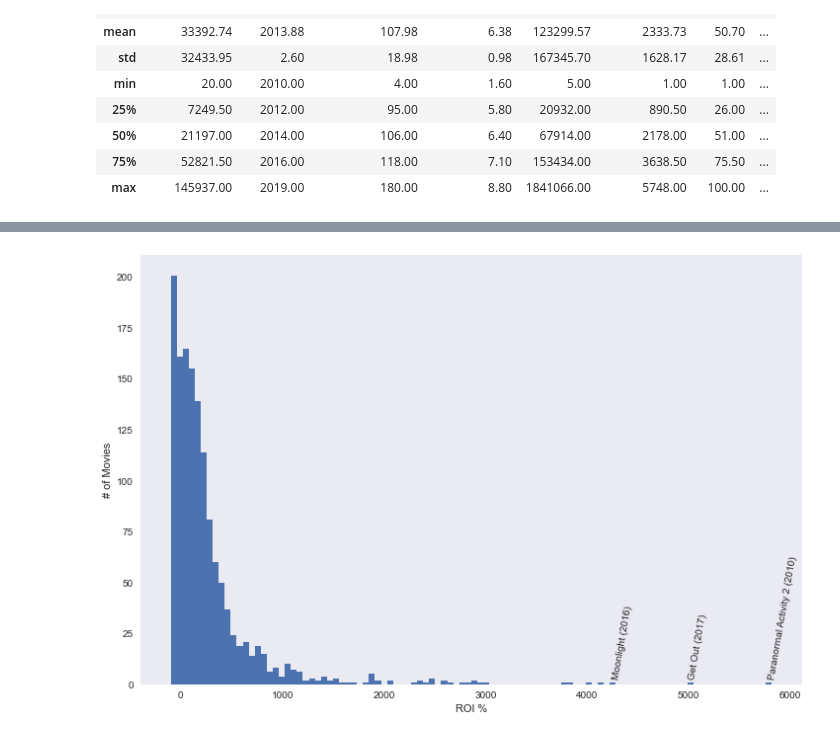
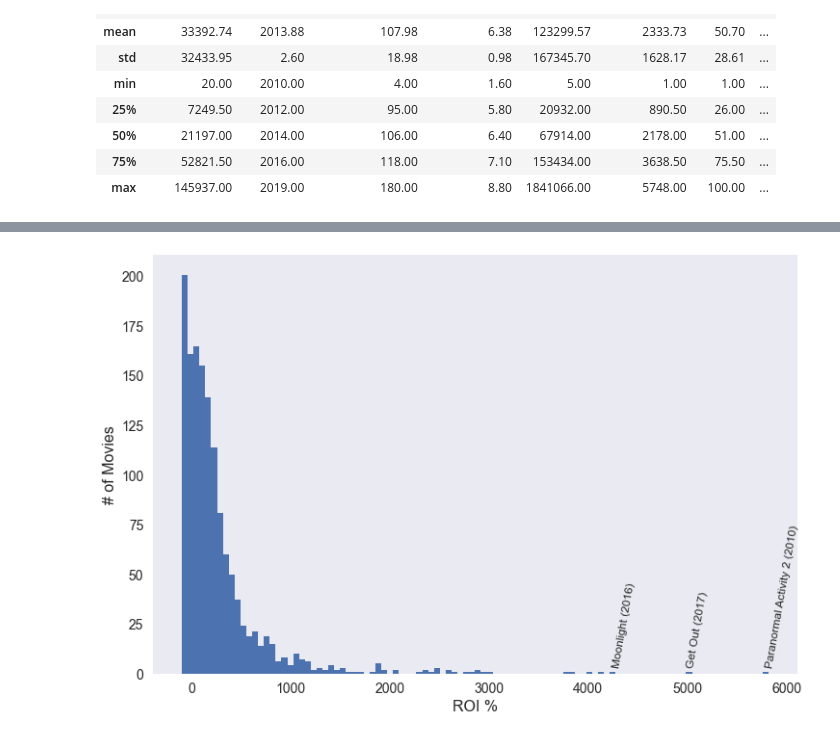
Before and after one commit to Nindorph/MovieAnalysis, a Jupyter notebook: profitability_join.ipynb, the cells around one changed output, grey strips where cells are left out. Cells and saved outputs as stored; diff of their text form; code cells hidden in the pictures.

```diff
--- a/profitability_join.ipynb
+++ b/profitability_join.ipynb
@@ -94,16 +94,17 @@ imdb_combined.sort_values(by='ROI_percent', ascending=False).head(1)
 # %%
 fig, ax = plt.subplots(figsize=[12,8])
 plt.style.use('seaborn-talk')
 
 ax.hist(imdb_sort['ROI%_inf'], bins=100)
-ax.set_xlabel('ROI %')
-ax.set_ylabel('# of Movies')
-ax.annotate('Paranormal Activity 2 (2010)',(5930,3),rotation=80,ha='center')
-ax.annotate('Get Out (2017)',(5090,3),rotation=80,ha='center')
-ax.annotate('Moonlight (2016)',(4350,3),rotation=80,ha='center')
+ax.set_xlabel('ROI %', fontsize=16)
+ax.set_ylabel('# of Movies', fontsize=16)
+ax.tick_params(axis='both', which='major', labelsize=14)
+ax.annotate('Paranormal Activity 2 (2010)',(5960,3.3),rotation=80,ha='center', fontsize=12)
+ax.annotate('Get Out (2017)',(5100,3.3),rotation=80,ha='center', fontsize=12)
+ax.annotate('Moonlight (2016)',(4360,3.3),rotation=80,ha='center', fontsize=12)
 ax.grid(False)
 plt.savefig('raw_data_hist.png');
 # %% [output]
-[figure, old version]
+[figure, new version]
 # %%
 imdb_sort.to_csv('imdb_combined_prof.csv')
```
Also changed, not shown: 4 other files.
